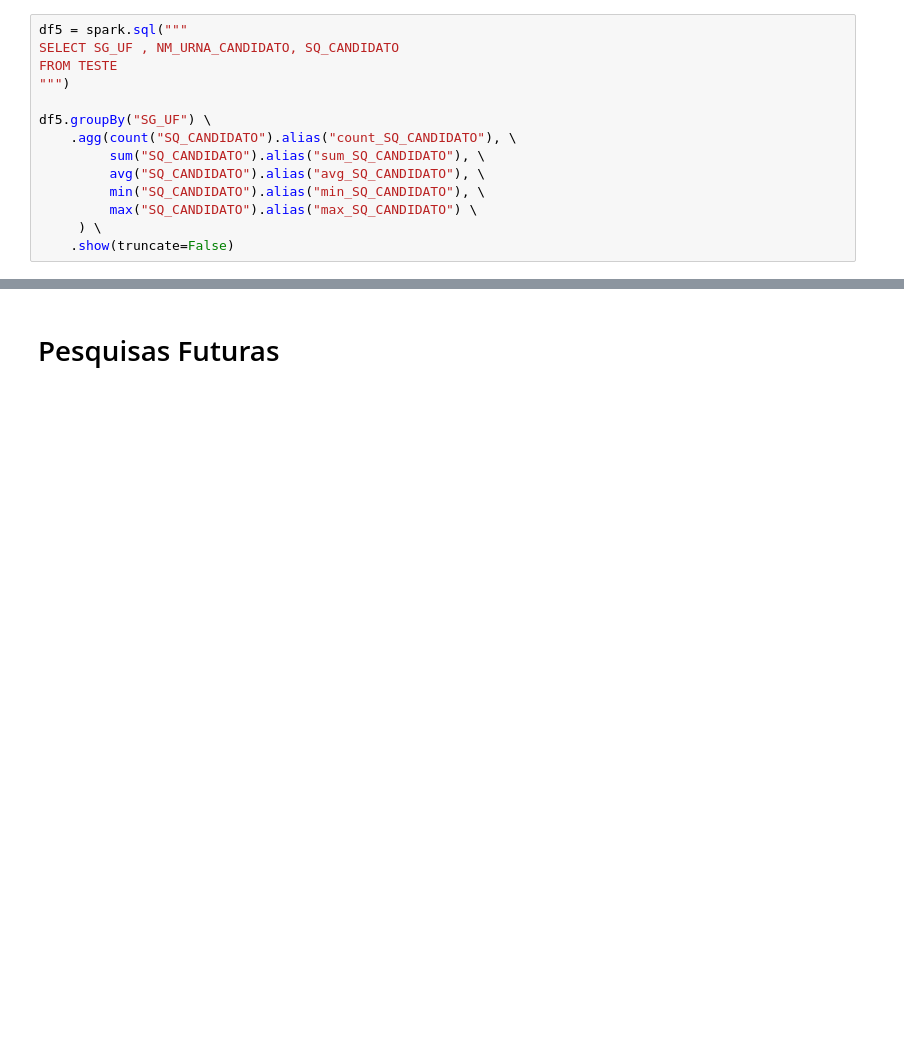
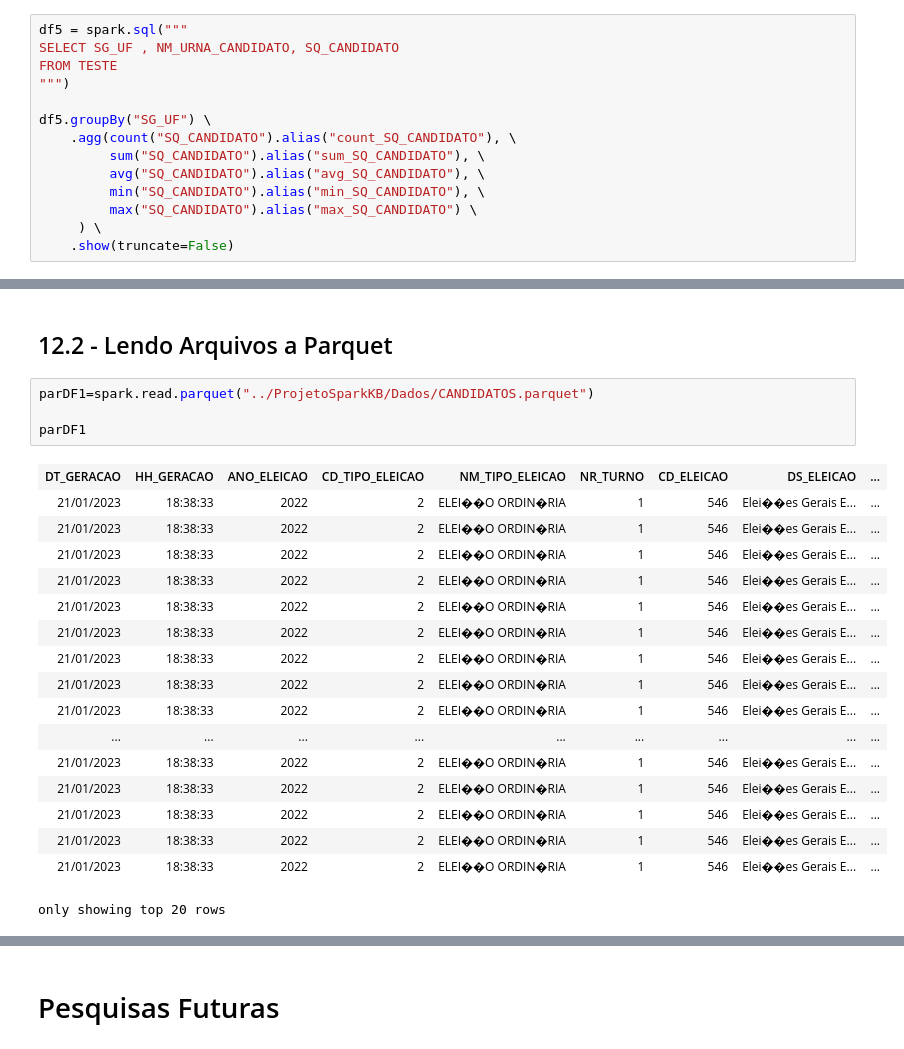
Before and after one commit to dbaassists/Projeto-KB-Spark, a Jupyter notebook: Projeto KB Spark.ipynb, the cells around one changed output, grey strips where cells are left out. Saved outputs shown, nothing was run; the diff lists cells and outputs as text; blank space fills up the shorter version.

```diff
--- a/Projeto KB Spark.ipynb
+++ b/Projeto KB Spark.ipynb
@@ -795,0 +867,24 @@ dfz.to_csv('../ProjetoSparkKB/Dados/teste.csv')
+# %% [markdown]
+## 12.2 - Lendo Arquivos a Parquet
+# %%
+parDF1=spark.read.parquet("../ProjetoSparkKB/Dados/CANDIDATOS.parquet")
+
+parDF1
+# %% [output]
+| DT_GERACAO | HH_GERACAO | ANO_ELEICAO | CD_TIPO_ELEICAO | NM_TIPO_ELEICAO | NR_TURNO | CD_ELEICAO | DS_ELEICAO | ... |
+| 21/01/2023 | 18:38:33 | 2022 | 2 | ELEI��O ORDIN�RIA | 1 | 546 | Elei��es Gerais E... | ... |
+| 21/01/2023 | 18:38:33 | 2022 | 2 | ELEI��O ORDIN�RIA | 1 | 546 | Elei��es Gerais E... | ... |
+| 21/01/2023 | 18:38:33 | 2022 | 2 | ELEI��O ORDIN�RIA | 1 | 546 | Elei��es Gerais E... | ... |
+| 21/01/2023 | 18:38:33 | 2022 | 2 | ELEI��O ORDIN�RIA | 1 | 546 | Elei��es Gerais E... | ... |
+| 21/01/2023 | 18:38:33 | 2022 | 2 | ELEI��O ORDIN�RIA | 1 | 546 | Elei��es Gerais E... | ... |
+| 21/01/2023 | 18:38:33 | 2022 | 2 | ELEI��O ORDIN�RIA | 1 | 546 | Elei��es Gerais E... | ... |
+| 21/01/2023 | 18:38:33 | 2022 | 2 | ELEI��O ORDIN�RIA | 1 | 546 | Elei��es Gerais E... | ... |
+| 21/01/2023 | 18:38:33 | 2022 | 2 | ELEI��O ORDIN�RIA | 1 | 546 | Elei��es Gerais E... | ... |
+| 21/01/2023 | 18:38:33 | 2022 | 2 | ELEI��O ORDIN�RIA | 1 | 546 | Elei��es Gerais E... | ... |
+| ... | ... | ... | ... | ... | ... | ... | ... | ... |
+| 21/01/2023 | 18:38:33 | 2022 | 2 | ELEI��O ORDIN�RIA | 1 | 546 | Elei��es Gerais E... | ... |
+| 21/01/2023 | 18:38:33 | 2022 | 2 | ELEI��O ORDIN�RIA | 1 | 546 | Elei��es Gerais E... | ... |
+| 21/01/2023 | 18:38:33 | 2022 | 2 | ELEI��O ORDIN�RIA | 1 | 546 | Elei��es Gerais E... | ... |
+| 21/01/2023 | 18:38:33 | 2022 | 2 | ELEI��O ORDIN�RIA | 1 | 546 | Elei��es Gerais E... | ... |
+| 21/01/2023 | 18:38:33 | 2022 | 2 | ELEI��O ORDIN�RIA | 1 | 546 | Elei��es Gerais E... | ... |
+only showing top 20 rows
```
Also changed, not shown: parts of 33 cells of this notebook.
